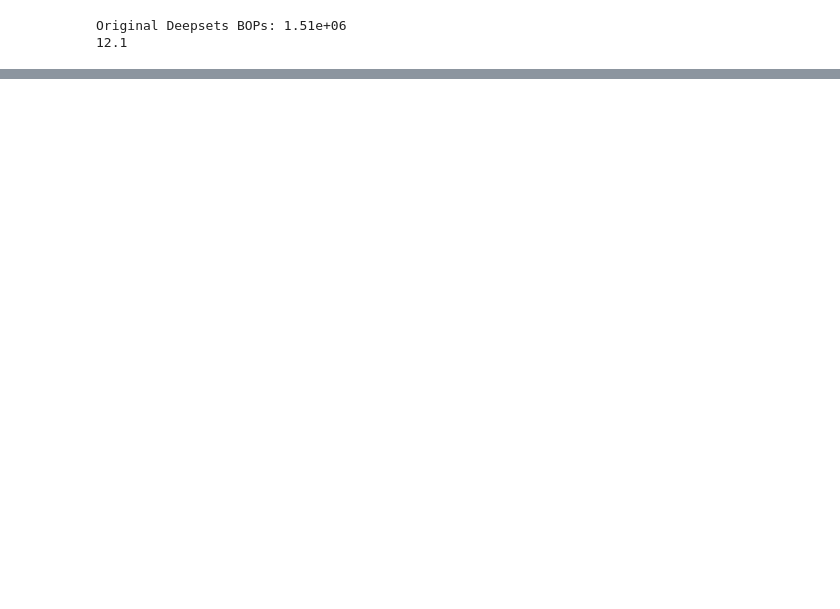
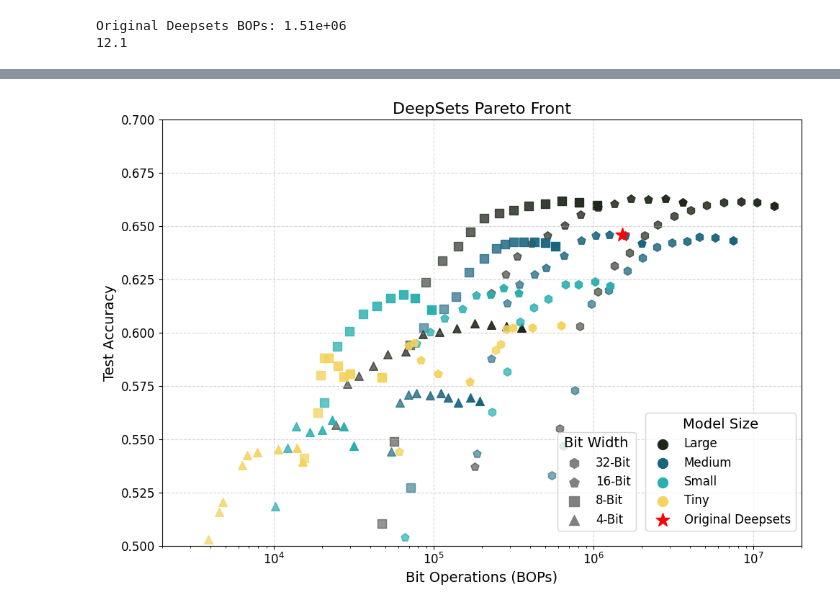
Before and after one commit to fastmachinelearning/Morph, a Jupyter notebook: Saving_BOPS4.ipynb, the cells around one changed output, grey strips where cells are left out. Drawn from its saved outputs; the diff is of its cells as text; code cells hidden in the pictures; blank space fills up the shorter version.

```diff
--- a/Saving_BOPS4.ipynb
+++ b/Saving_BOPS4.ipynb
@@ -334,0 +339,81 @@ Plot saved as ./plots/BOPs_vs_Accuracy_shapes.pdf
+# %%
+import matplotlib.pyplot as plt
+import re
+
+def plot_bops_vs_accuracy(data, output_folder='./plots'):
+    plt.figure(figsize=(10, 7))
+
+    model_order = ['Tiny', 'Small', 'Medium', 'Large']
+
+    color_families = {
+        'Tiny': '#F4D35E',
+        'Small': '#28AFB0',
+        'Medium': '#19647E',
+        'Large': '#1F271B'
+    }
+
+    bit_width_shapes = {
+        4: '^',  # triangle
+        8: 's',  # square
+        16: 'p',  # pentagon
+        32: 'h'   # hexagon
+    }
+
+    # Create separate handles for legends
+    color_handles = []
+    shape_handles = []
+
+    for full_model_name, model_data in data.items():
+        match = re.match(r"Deepsets (\w+) Model (\d+)-Bit QAT Model", full_model_name)
+        if match:
+            model_size, bit_width = match.groups()
+            bit_width = int(bit_width)
+
+            if model_size in model_order:
+                color = color_families[model_size]
+                shape = bit_width_shapes[bit_width]
+
+                # Calculate opacity based on iteration
+                max_iteration = max(model_data['iteration'])
+                for i, (bops, accuracy, iteration) in enumerate(zip(model_data['total_bops'], model_data['test_accuracy'], model_data['iteration'])):
+                    opacity = 1 - 0.7 * (iteration / max_iteration)  # This will range from 1 to 0.6
+                    plt.scatter(bops, accuracy, marker=shape, color=color, s=70, alpha=opacity)
+
+                # Add handles for legends (only once per model size and bit width)
+                if model_size not in [h.get_label() for h in color_handles]:
+                    color_handles.append(plt.scatter([], [], color=color, s=100, label=model_size))
+                if bit_width not in [int(h.get_label().split('-')[0]) for h in shape_handles]:
+                    shape_handles.append(plt.scatter([], [], marker=shape, color='gray', s=100, label=f'{bit_width}-Bit'))
+
+    # Add the original Deepsets model point
+    original_deepsets_bops = calculate_original_deepsets_bops(8)
+    plt.scatter(original_deepsets_bops, 0.646, marker='*', color='red', s=200, zorder=5)
+    color_handles.append(plt.scatter([], [], marker='*', color='red', s=200, label='Original Deepsets'))
+
+    plt.xscale('log')
+    plt.xlabel('Bit Operations (BOPs)', fontsize=14)
+    plt.ylabel('Test Accuracy', fontsize=14)
+    plt.title('DeepSets Pareto Front', fontsize=16)
+    plt.grid(True, which="major", ls="--", alpha=0.5)
+    plt.xlim(2e3, 2e7)
+    plt.ylim(0.5, 0.7)
+
+    # Increase tick label font size
+    plt.tick_params(axis='both', which='major', labelsize=12)
+
+    # Create two separate legends side by side
+    first_legend = plt.legend(handles=color_handles, title='Model Size', loc='lower right',
+                              bbox_to_anchor=(1, 0.02), fontsize=12, title_fontsize=14)
+    plt.gca().add_artist(first_legend)  # Add the first legend to the plot
+    plt.legend(handles=shape_handles, title='Bit Width', loc='lower right',
+               bbox_to_anchor=(0.75, 0.02), fontsize=12, title_fontsize=14)
+
+    plt.tight_layout()
+    plt.savefig(f'{output_folder}/BOPs_vs_Accuracy_sept11_with_opacity.pdf', dpi=300, bbox_inches='tight')
+    print(f"Plot saved as {output_folder}/BOPs_vs_Accuracy_sept11_with_opacity.pdf")
+
+    plt.show()
+
+extracted_data = extract_data(file_path)
+plot_bops_vs_accuracy(extracted_data)
+# %% [output]
@@ -334,0 +421 @@ Plot saved as ./plots/BOPs_vs_Accuracy_shapes.pdf
+[figure, added]
```
Also changed, not shown: parts of 5 cells of this notebook, 33 other files.
